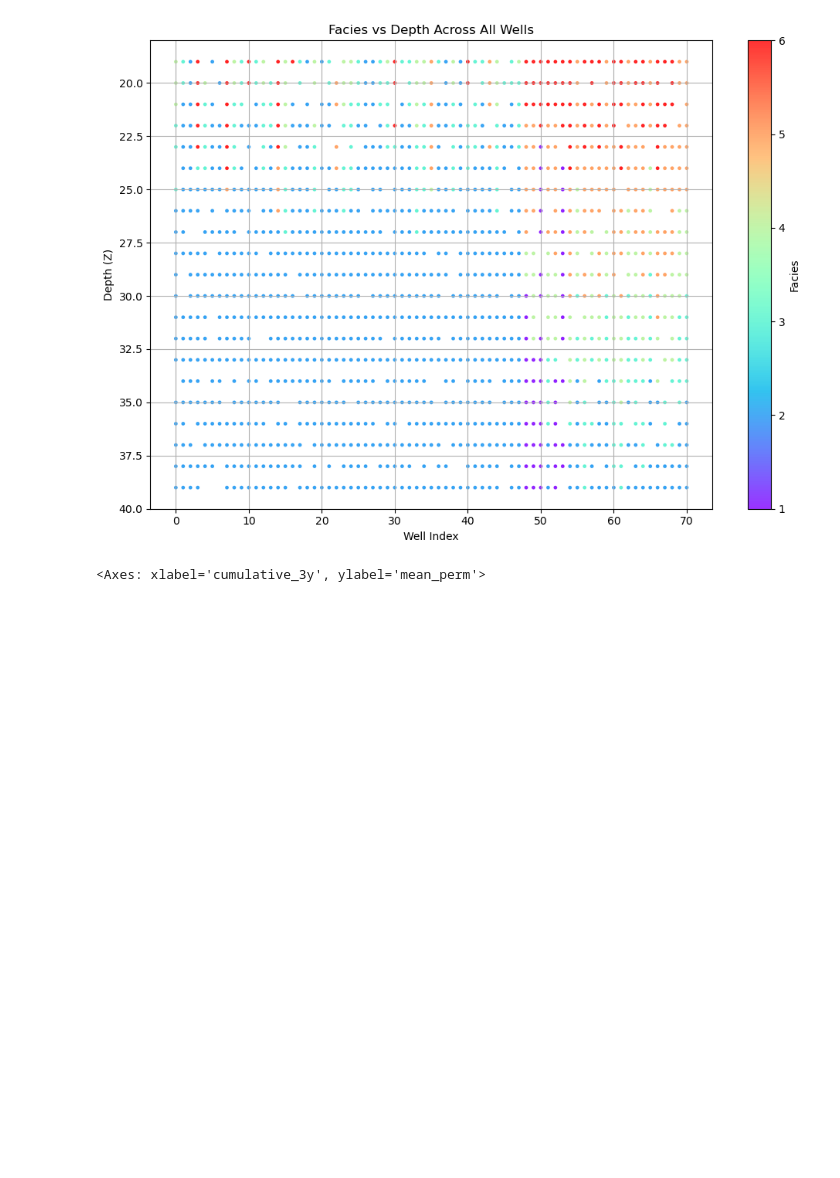
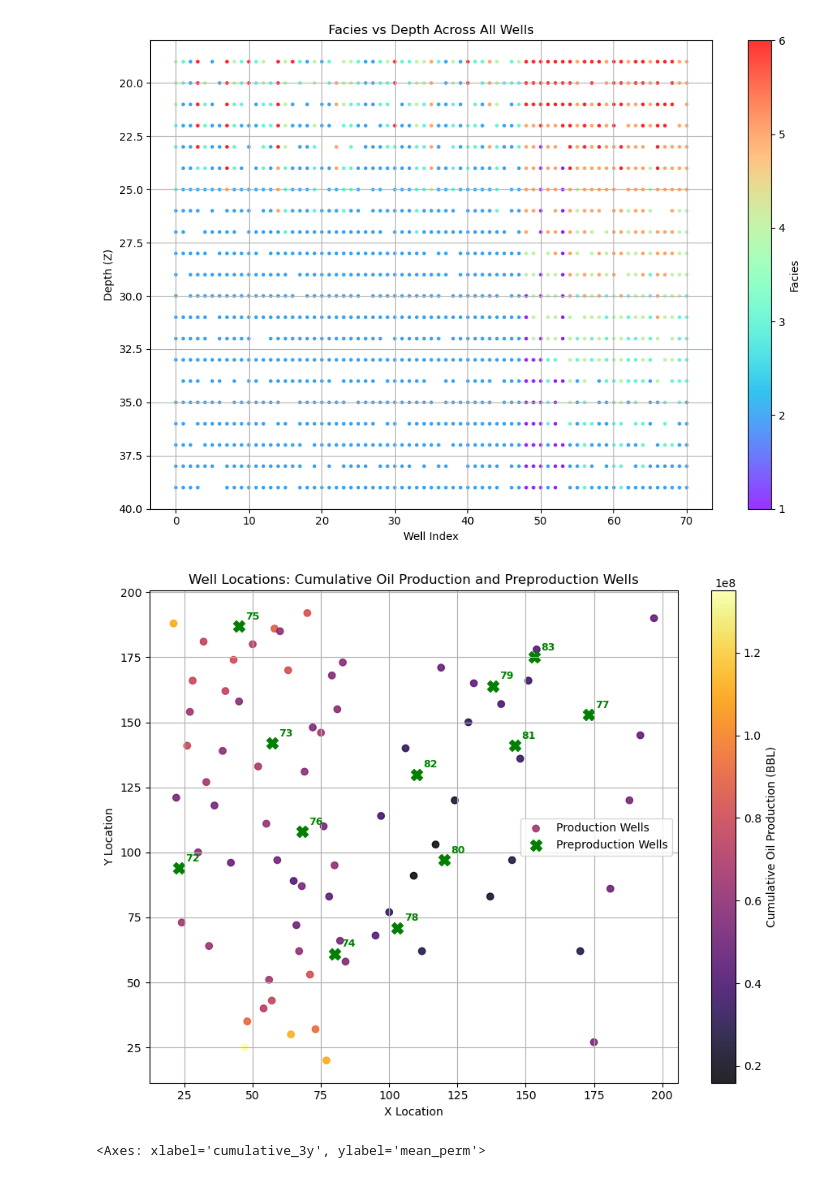
Before and after one commit to acmontesh/Energ-AI-z, a Jupyter notebook: Production_analysis_chris.ipynb, the cells around one changed output. Saved outputs shown, nothing was run; the diff lists cells and outputs as text; code cells hidden in the pictures; blank space fills up the shorter version.

```diff
--- a/Production_analysis_chris.ipynb
+++ b/Production_analysis_chris.ipynb
@@ -317,6 +317,106 @@ plt.tight_layout()
 plt.show()
 # %% [output]
 [figure]
+# %%
+import pandas as pd
+import matplotlib.pyplot as plt
+
+# -----------------------------
+# Load data
+# -----------------------------
+logs_prod = pd.read_csv("logs.csv")
+logs_pre  = pd.read_csv("Well_log_data_preproduction_wells.csv")
+prod = pd.read_csv("production.csv")
+
+prod["Date"] = pd.to_datetime(prod["Date"])
+
+# -----------------------------
+# Production well locations
+# -----------------------------
+loc_prod = (
+    logs_prod
+    .groupby("Well_ID")[["X", "Y"]]
+    .mean()
+    .reset_index()
+)
+
+# -----------------------------
+# Preproduction well locations
+# -----------------------------
+loc_pre = (
+    logs_pre
+    .groupby("Well_ID")[["X", "Y"]]
+    .mean()
+    .reset_index()
+)
+
+# -----------------------------
+# Cumulative oil (last value)
+# -----------------------------
+prod = prod.sort_values(["Well_ID", "Date"])
+cum_oil = (
+    prod
+    .groupby("Well_ID")
+    .last()
+    .reset_index()[["Well_ID", "Cumulative Oil Production, BBL"]]
+    .rename(columns={"Cumulative Oil Production, BBL": "CumulativeOil"})
+)
+
+# -----------------------------
+# Merge production data
+# -----------------------------
+df_map = pd.merge(loc_prod, cum_oil, on="Well_ID", how="inner")
+
+# -----------------------------
+# Plot
+# -----------------------------
+plt.figure(figsize=(9,7))
+
+# Production wells colored by cumulative oil
+sc = plt.scatter(
+    df_map["X"],
+    df_map["Y"],
+    c=df_map["CumulativeOil"],
+    cmap="inferno",
+    alpha=0.85,
+    label="Production Wells"
+)
+
+# Preproduction wells (prediction targets)
+plt.scatter(
+    loc_pre["X"],
+    loc_pre["Y"],
+    marker="X",
+    s=100,
+    color="green",
+    label="Preproduction Wells"
+)
+
+# Colorbar
+cbar = plt.colorbar(sc)
+cbar.set_label("Cumulative Oil Production (BBL)")
+
+# Optional: label preproduction wells (recommended)
+for _, row in loc_pre.iterrows():
+    plt.annotate(
+        str(int(row["Well_ID"])),
+        (row["X"], row["Y"]),
+        textcoords="offset points",
+        xytext=(6,6),
+        fontsize=9,
+        fontweight="bold",
+        color="green"
+    )
+
+plt.xlabel("X Location")
+plt.ylabel("Y Location")
+plt.title("Well Locations: Cumulative Oil Production and Preproduction Wells")
+plt.legend()
+plt.grid(True)
+plt.tight_layout()
+plt.show()
+# %% [output]
+[figure, added]
 # %%
 df_out["is_crowded"] = np.where(df_out["neighbor_density_70"]>0.006,1,0)
 # sb.scatterplot( data=df_out,x="cumulative_3y",y="mean_perm",hue="is_crowded",palette="inferno" )
```
Also changed, not shown: parts of 1 cell of this notebook.
